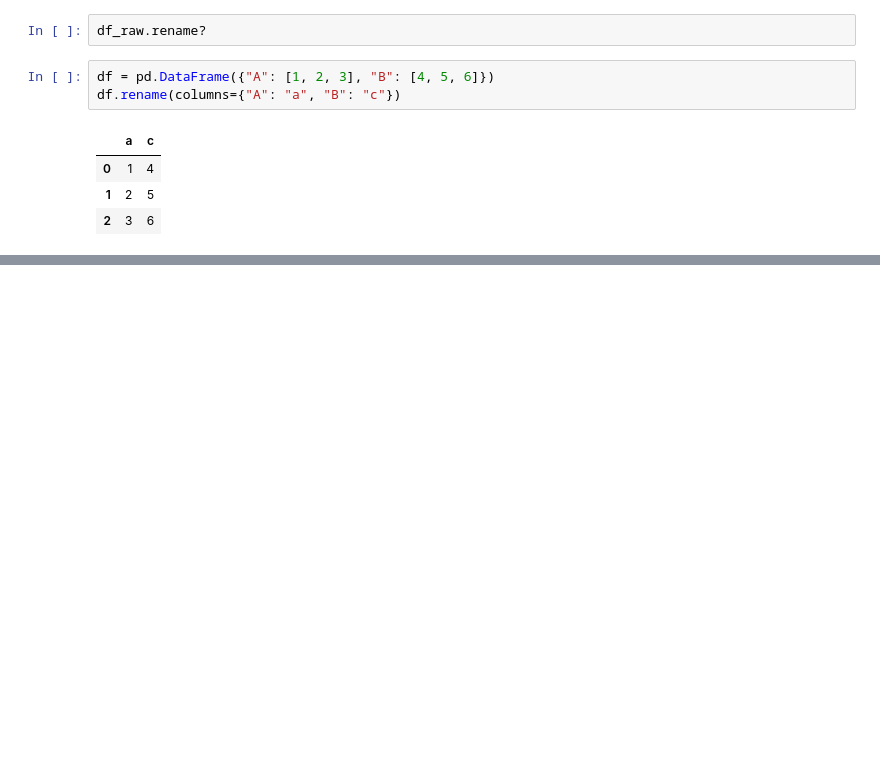
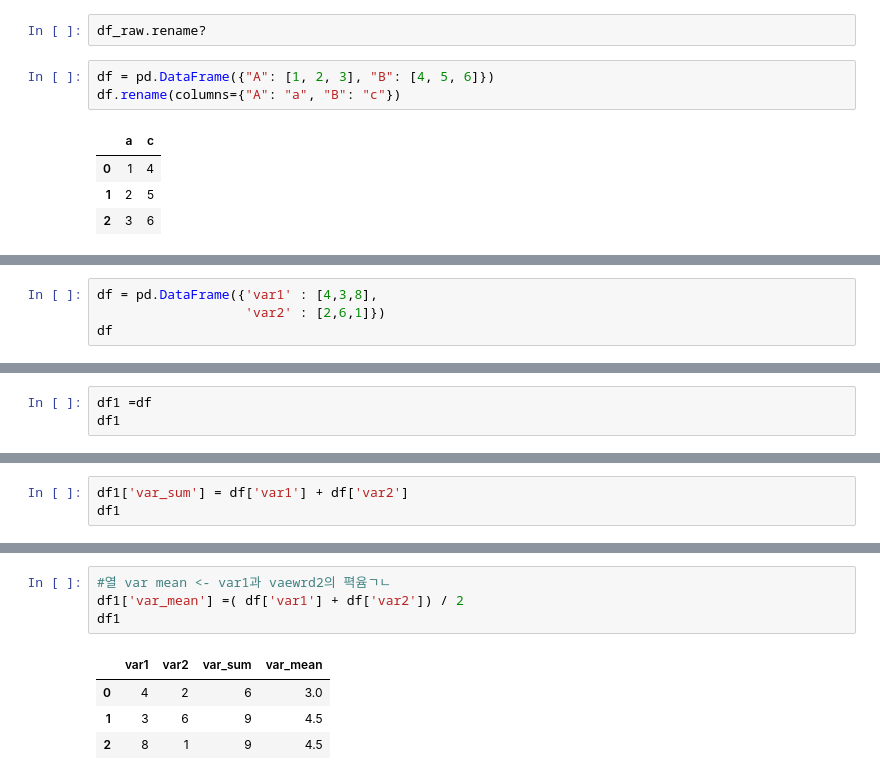
Before and after one commit to jw13k/2024-1-my-BDA, a Jupyter notebook: inclass/03w_0322_fri_ch05_dataframe_medium.ipynb, the cells around one changed output, grey strips where cells are left out. Saved outputs shown, nothing was run; the diff lists cells and outputs as text; blank space fills up the shorter version.

```diff
--- a/inclass/03w_0322_fri_ch05_dataframe_medium.ipynb
+++ b/inclass/03w_0322_fri_ch05_dataframe_medium.ipynb
@@ -457,0 +460,4 @@ df.rename(columns={"A": "a", "B": "c"})
+# %%
+df = pd.DataFrame({'var1' : [4,3,8],
+                   'var2' : [2,6,1]})
+df
@@ -457,0 +469,3 @@ df.rename(columns={"A": "a", "B": "c"})
+# %%
+df1 =df
+df1
@@ -457,0 +477,3 @@ df.rename(columns={"A": "a", "B": "c"})
+# %%
+df1['var_sum'] = df['var1'] + df['var2']
+df1
@@ -457,0 +499,9 @@ df.rename(columns={"A": "a", "B": "c"})
+# %%
+#열 var mean <- var1과 vaewrd2의 펵윰ㄱㄴ
+df1['var_mean'] =( df['var1'] + df['var2']) / 2
+df1
+# %% [output]
+|  | var1 | var2 | var_sum | var_mean |
+| 0 | 4 | 2 | 6 | 3.0 |
+| 1 | 3 | 6 | 9 | 4.5 |
+| 2 | 8 | 1 | 9 | 4.5 |
```
Also changed, not shown: parts of 10 cells of this notebook.
